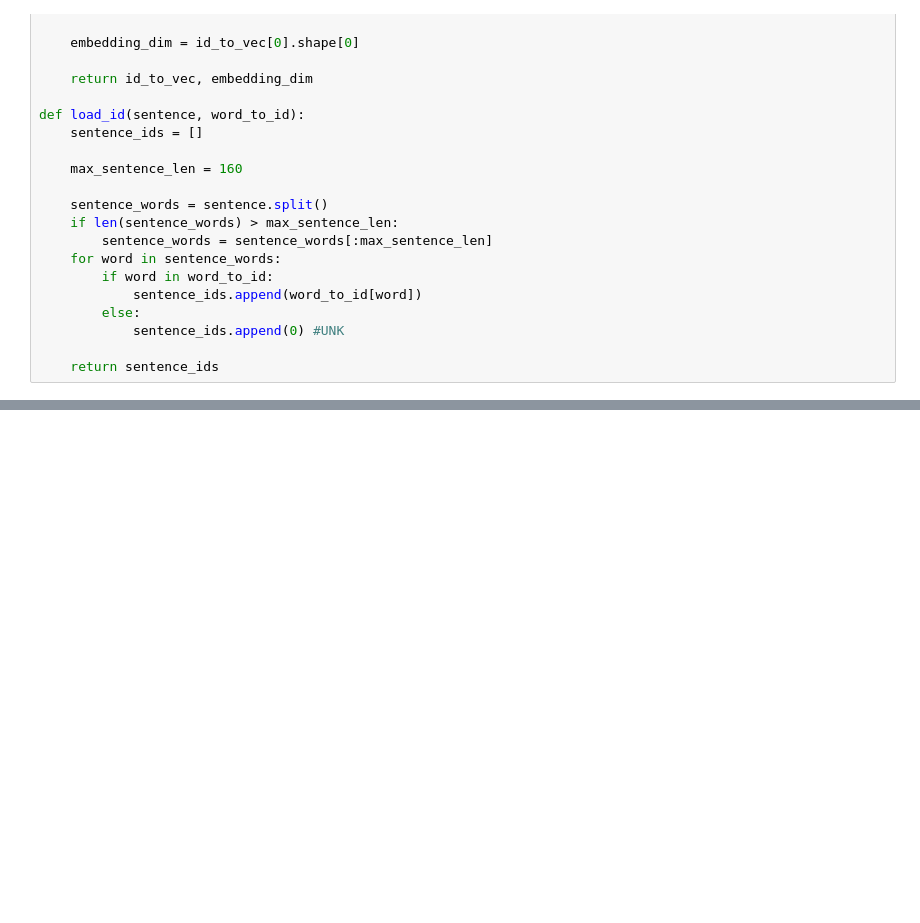
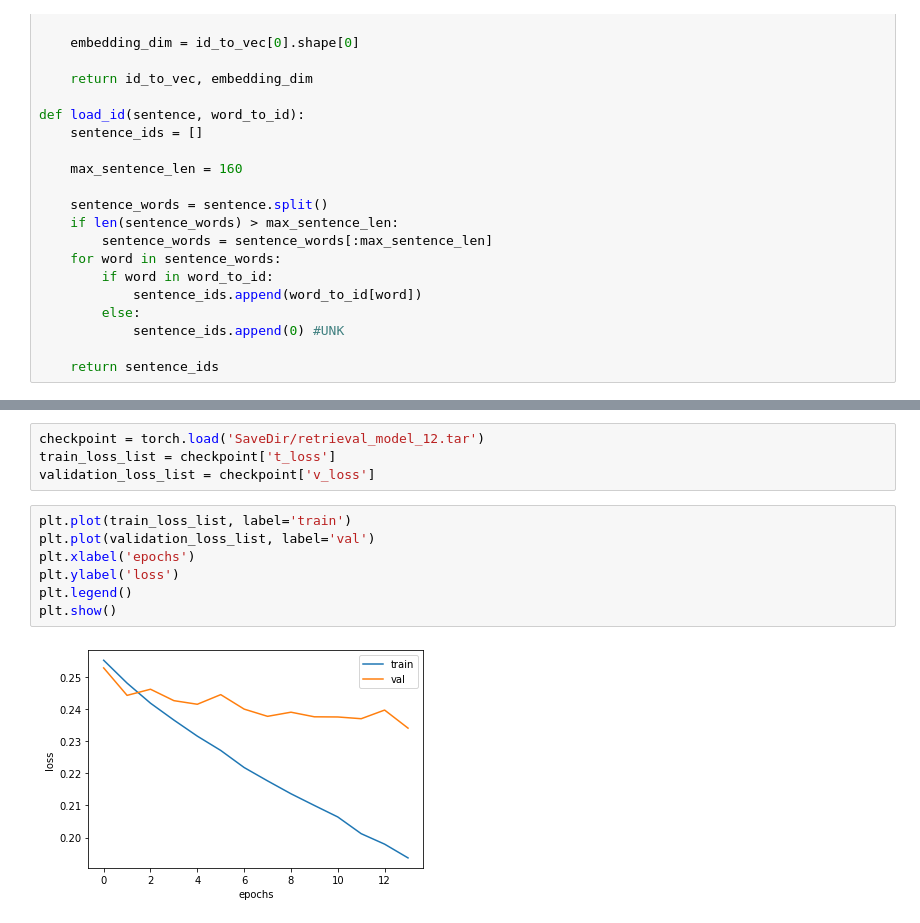
Before and after one commit to JustinMSU/Chatbot-Project, a Jupyter notebook: Train_Models/Retrieval_Model_Train.ipynb, the cells around one changed output, grey strips where cells are left out. Cells and saved outputs as stored; diff of their text form; blank space fills up the shorter version.

```diff
--- a/Train_Models/Retrieval_Model_Train.ipynb
+++ b/Train_Models/Retrieval_Model_Train.ipynb
@@ -537,0 +502,13 @@ Saving new best
+# %%
+checkpoint = torch.load('SaveDir/retrieval_model_12.tar')
+train_loss_list = checkpoint['t_loss']
+validation_loss_list = checkpoint['v_loss']
+# %%
+plt.plot(train_loss_list, label='train')
+plt.plot(validation_loss_list, label='val')
+plt.xlabel('epochs')
+plt.ylabel('loss')
+plt.legend()
+plt.show()
+# %% [output]
+[figure, added]
```
Also changed, not shown: parts of 17 cells of this notebook.
